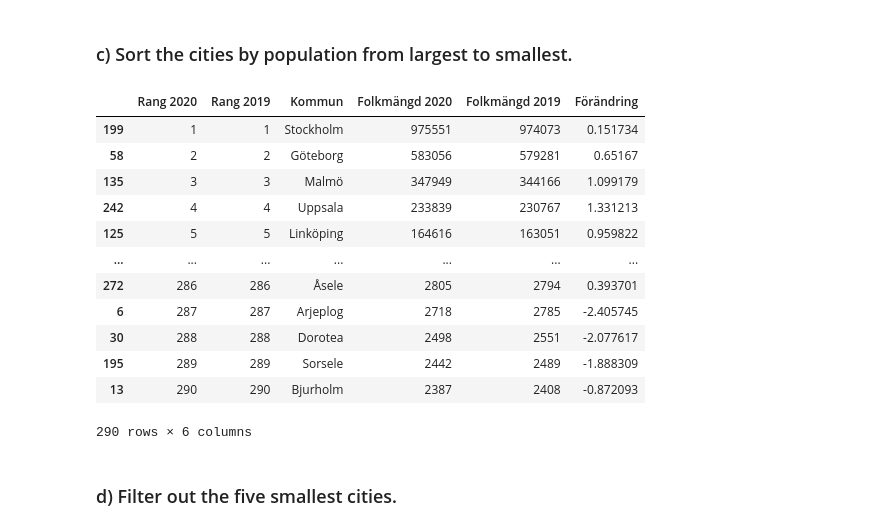
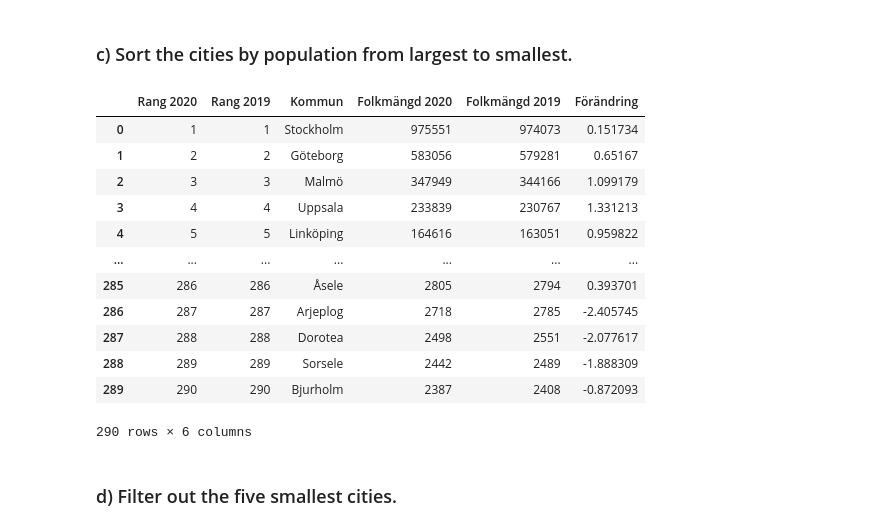
Before and after one commit to Canesp/Databehandling-Philip-de-Canesie, a Jupyter notebook: exercises/E00_exercises.ipynb, the cells around one changed output. Drawn from its saved outputs; the diff is of its cells as text; code cells hidden in the pictures.

```diff
--- a/exercises/E00_exercises.ipynb
+++ b/exercises/E00_exercises.ipynb
@@ -74,8 +75,9 @@ sorted_citys
 - df.info()
 - df.describe()
 # %%
-
-df = pd.read_excel("../Data/komtopp50_2020.xlsx", header=5, usecols= range(0, 6), sheet_name="Totalt")
+df = pd.read_excel(
+    "../Data/komtopp50_2020.xlsx", header=5, usecols=range(0, 6), sheet_name="Totalt"
+)
 
 df.head()
 # %% [output]
@@ -116,9 +118,16 @@ df.describe()
 # %% [markdown]
 ### b) Clean your data so that the h
 # %%
-data_frame = df.drop(0, inplace= False)
+data_frame = df.drop(0, inplace=False)
 
-data_frame = data_frame.rename( columns={'Rang': 'Rang 2020', 'Unnamed: 1': 'Rang 2019', 'Folkmängd 31 december': 'Folkmängd 2020', 'Unnamed: 4': 'Folkmängd 2019'})
+data_frame = data_frame.rename(
+    columns={
+        "Rang": "Rang 2020",
+        "Unnamed: 1": "Rang 2019",
+        "Folkmängd 31 december": "Folkmängd 2020",
+        "Unnamed: 4": "Folkmängd 2019",
+    }
+)
 
 data_frame
 # %% [output]
@@ -138,21 +147,23 @@ data_frame
 # %% [markdown]
 ### c) Sort the cities by population from largest to smallest.
 # %%
-sorted_citys = data_frame.sort_values(by="Folkmängd 2020", ascending= False)
+sorted_citys = data_frame.sort_values(by="Folkmängd 2020", ascending=False)
+sorted_citys.reset_index(drop=True, inplace=True)
+
 sorted_citys
 # %% [output]
 |  | Rang 2020 | Rang 2019 | Kommun | Folkmängd 2020 | Folkmängd 2019 | Förändring |
-| 199 | 1 | 1 | Stockholm | 975551 | 974073 | 0.151734 |
-| 58 | 2 | 2 | Göteborg | 583056 | 579281 | 0.65167 |
-| 135 | 3 | 3 | Malmö | 347949 | 344166 | 1.099179 |
-| 242 | 4 | 4 | Uppsala | 233839 | 230767 | 1.331213 |
-| 125 | 5 | 5 | Linköping | 164616 | 163051 | 0.959822 |
+| 0 | 1 | 1 | Stockholm | 975551 | 974073 | 0.151734 |
+| 1 | 2 | 2 | Göteborg | 583056 | 579281 | 0.65167 |
+| 2 | 3 | 3 | Malmö | 347949 | 344166 | 1.099179 |
+| 3 | 4 | 4 | Uppsala | 233839 | 230767 | 1.331213 |
+| 4 | 5 | 5 | Linköping | 164616 | 163051 | 0.959822 |
 | ... | ... | ... | ... | ... | ... | ... |
-| 272 | 286 | 286 | Åsele | 2805 | 2794 | 0.393701 |
-| 6 | 287 | 287 | Arjeplog | 2718 | 2785 | -2.405745 |
-| 30 | 288 | 288 | Dorotea | 2498 | 2551 | -2.077617 |
-| 195 | 289 | 289 | Sorsele | 2442 | 2489 | -1.888309 |
-| 13 | 290 | 290 | Bjurholm | 2387 | 2408 | -0.872093 |
+| 285 | 286 | 286 | Åsele | 2805 | 2794 | 0.393701 |
+| 286 | 287 | 287 | Arjeplog | 2718 | 2785 | -2.405745 |
+| 287 | 288 | 288 | Dorotea | 2498 | 2551 | -2.077617 |
+| 288 | 289 | 289 | Sorsele | 2442 | 2489 | -1.888309 |
+| 289 | 290 | 290 | Bjurholm | 2387 | 2408 | -0.872093 |
 290 rows × 6 columns
 # %% [markdown]
 ### d) Filter out the five smallest cities.
```
Also changed, not shown: parts of 12 cells of this notebook.
